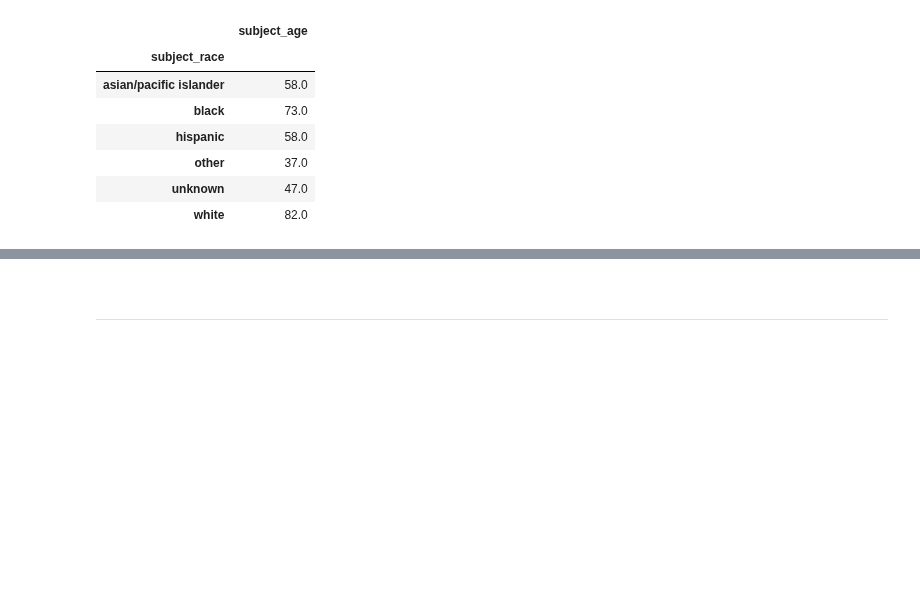
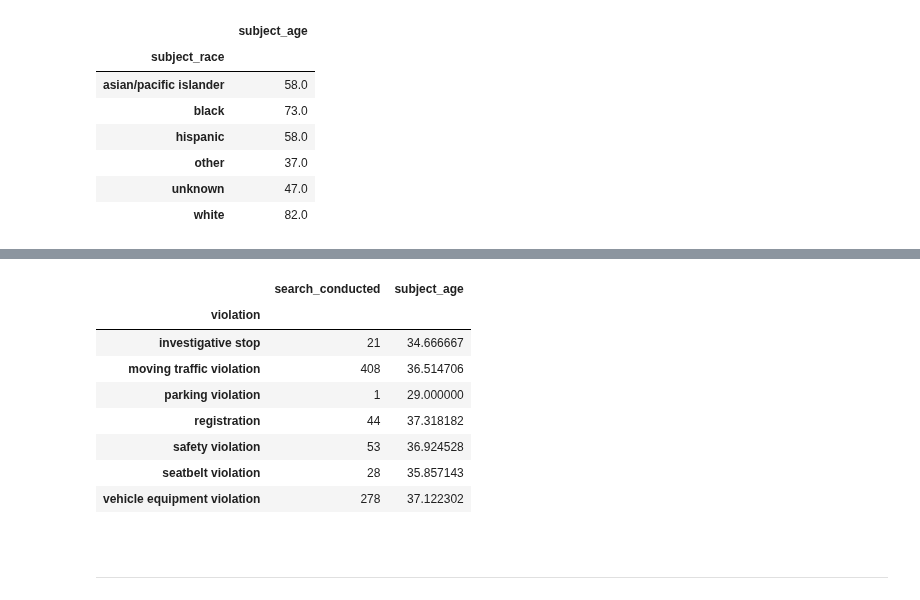
Before and after one commit to ds-modules/Legalst-123, a Jupyter notebook: labs/04_Probability Distributions, Bootstrap, and Confidence Intervals/04_Visualizatio_SummaryStatistics_Aggregations.ipynb, the cells around one changed output, grey strips where cells are left out. Saved outputs shown, nothing was run; the diff lists cells and outputs as text; code cells hidden in the pictures; blank space fills up the shorter version.

```diff
--- a/labs/04_Probability Distributions, Bootstrap, and Confidence Intervals/04_Visualizatio_SummaryStatistics_Aggregations.ipynb
+++ b/labs/04_Probability Distributions, Bootstrap, and Confidence Intervals/04_Visualizatio_SummaryStatistics_Aggregations.ipynb
@@ -367,3 +353,23 @@ answer1
+# %%
+# YOUR CODE HERE
+# ...
+# answer2 = ...
+# answer2
+
+
+answer2 = stops[['search_conducted','violation']].groupby('violation').count() #SOLUTION
+answer2 = answer2.join(stops[["violation", "subject_age"]].groupby("violation").mean(), on = "violation") #SOLUTION
+answer2
+# %% [output]
+|  | search_conducted | subject_age |
+| violation |  |  |
+| investigative stop | 21 | 34.666667 |
+| moving traffic violation | 408 | 36.514706 |
+| parking violation | 1 | 29.000000 |
+| registration | 44 | 37.318182 |
+| safety violation | 53 | 36.924528 |
+| seatbelt violation | 28 | 35.857143 |
+| vehicle equipment violation | 278 | 37.122302 |
 # %% [markdown]
 <br/>
 
```
Also changed, not shown: parts of 17 cells of this notebook.
